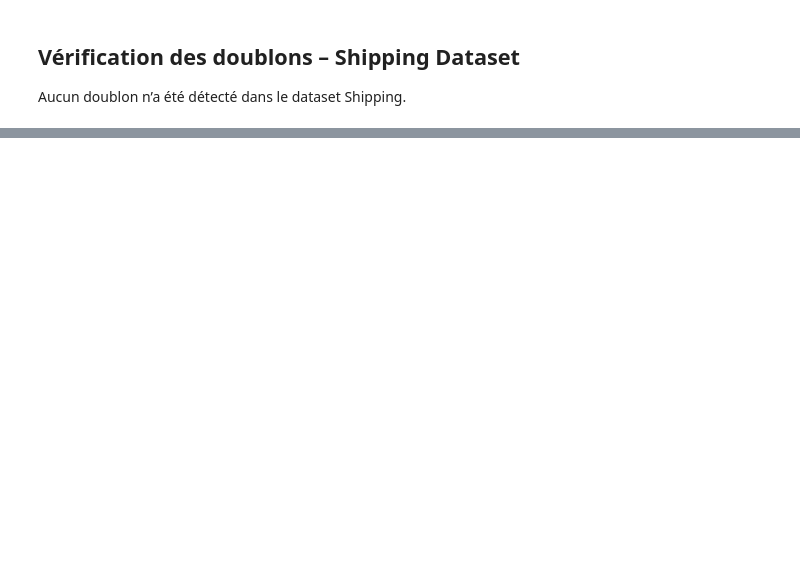
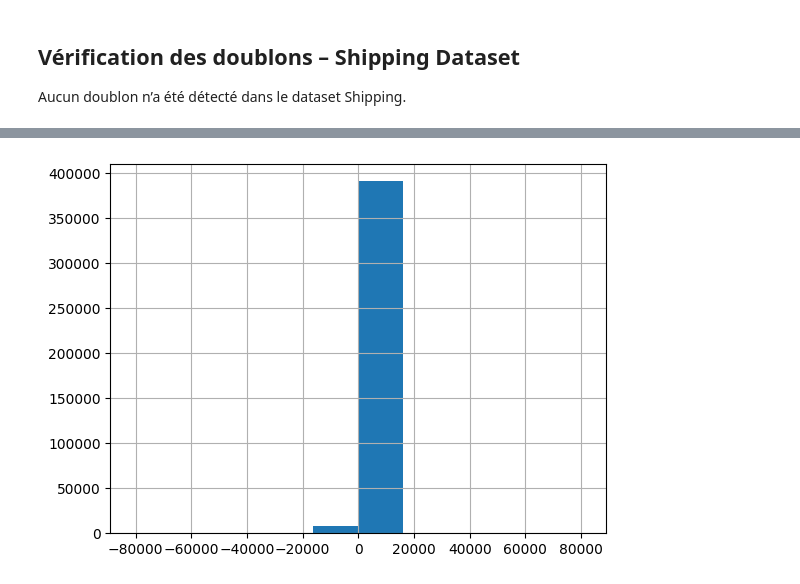
Before and after one commit to Manal130203/Projet_Ecommerce, a Jupyter notebook: profiling.ipynb, the cells around one changed output, grey strips where cells are left out. Drawn from its saved outputs; the diff is of its cells as text; code cells hidden in the pictures; blank space fills up the shorter version.

```diff
--- a/profiling.ipynb
+++ b/profiling.ipynb
@@ -374,0 +431,8 @@ Aucun doublon n’a été détecté dans le dataset Shipping.
+# %%
+import matplotlib.pyplot as plt
+
+retail_clean["Quantity"].hist()
+
+plt.show()
+# %% [output]
+[figure, added]
```
Also changed, not shown: parts of 44 cells of this notebook, 5 other files.
